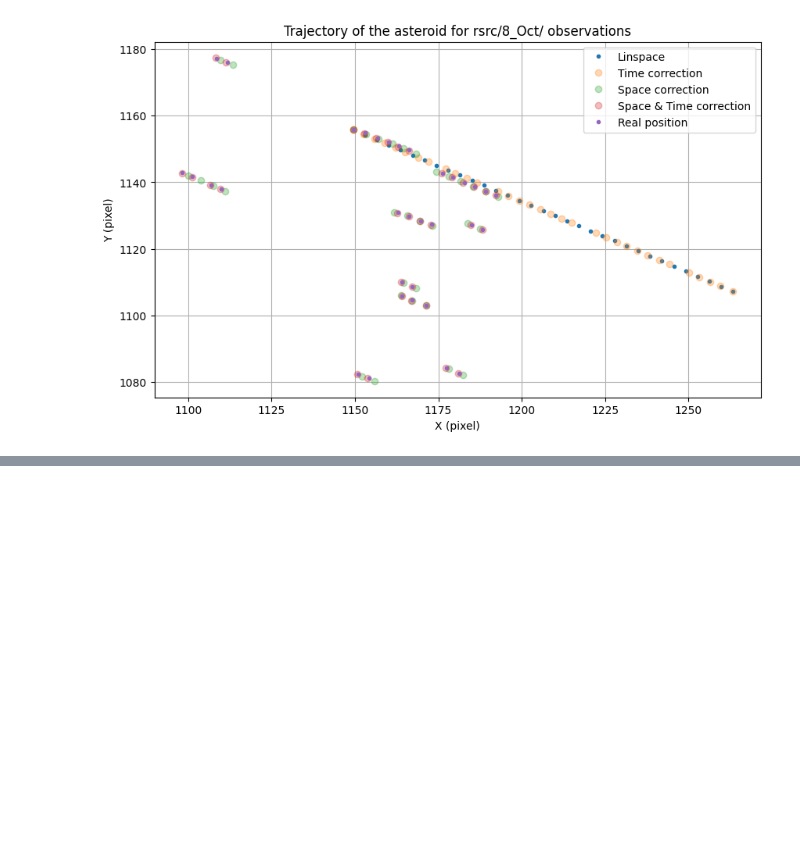
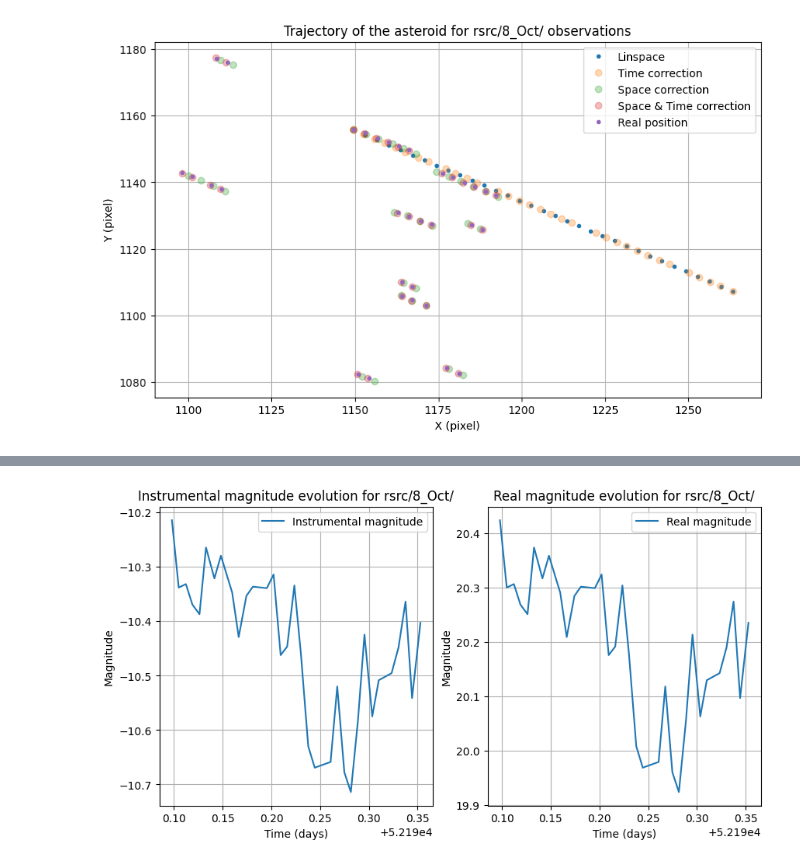
Before and after one commit to LeiRoF/M2-Kuiper-Belt-Object, a Jupyter notebook: Report.ipynb, the cells around one changed output, grey strips where cells are left out. Cells and saved outputs as stored; diff of their text form; code cells hidden in the pictures; blank space fills up the shorter version.

```diff
--- a/Report.ipynb
+++ b/Report.ipynb
@@ -331,0 +400,24 @@ Incertitude: x=0.2, y=0.2
+# %%
+with open("data/real_mag.txt", "w") as f:
+    f.write("# MJD\t\tR mag\n")
+    for i in range(nbfiles):
+        f.write(f"{mjds[i] + first_mjd:.3e}\t{object_r_mag[i]:.3e}\n")
+
+plt.figure(figsize=(10, 5))
+plt.subplot(1, 2, 1)
+plt.plot(mjds + first_mjd, object_mag, label="Instrumental magnitude")
+plt.xlabel("Time (days)")
+plt.ylabel("Magnitude")
+plt.title(f"Instrumental magnitude evolution for {PARENT_PATH}")
+plt.legend()
+plt.grid()
+plt.subplot(1, 2, 2)
+plt.plot(mjds + first_mjd, object_r_mag, label="Real magnitude")
+plt.xlabel("Time (days)")
+plt.ylabel("Magnitude")
+plt.title(f"Real magnitude evolution for {PARENT_PATH}")
+plt.legend()
+plt.grid()
+plt.show()
+# %% [output]
+[figure, added]
```
Also changed, not shown: parts of 10 cells of this notebook, 1 other file.
